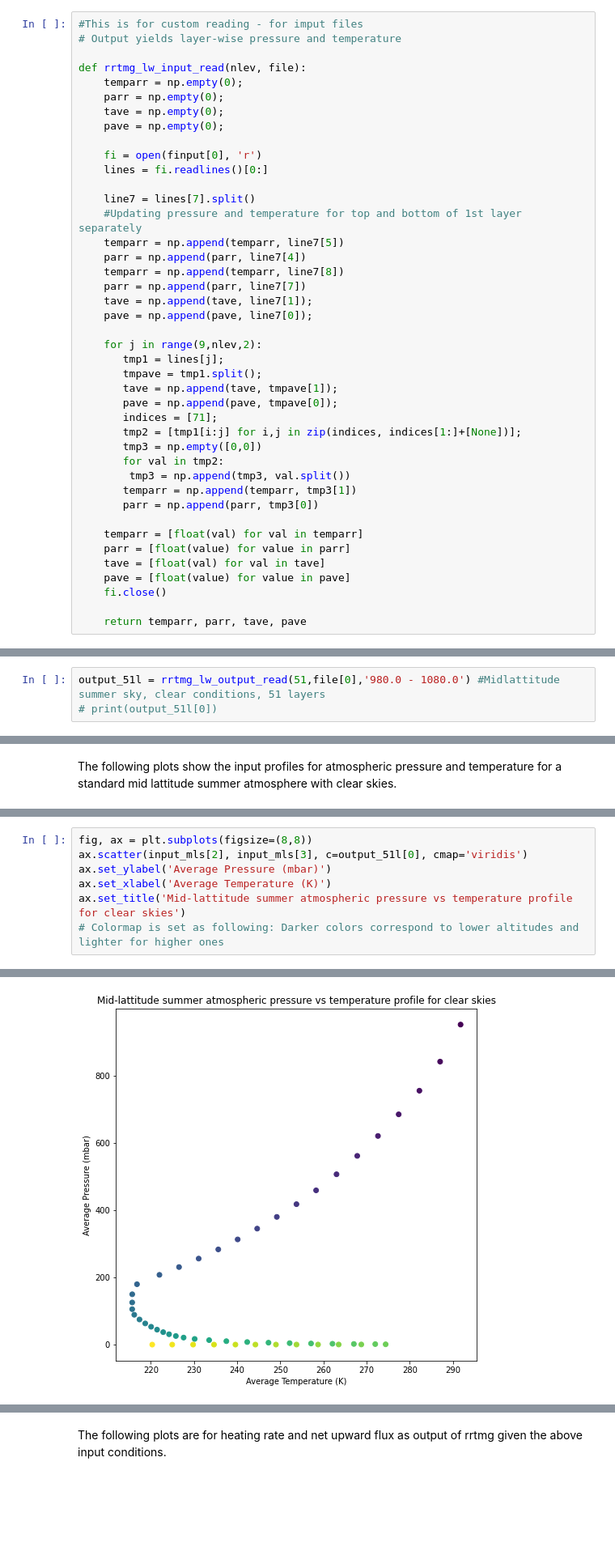
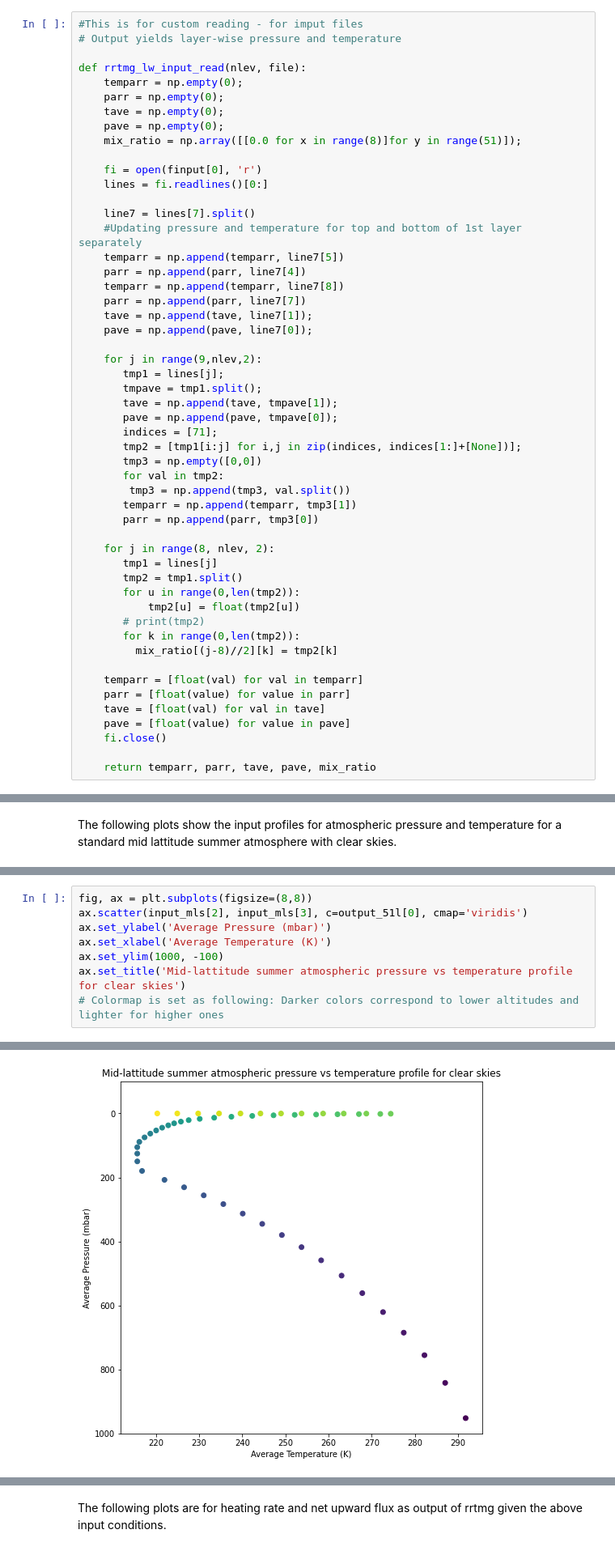
Before and after one commit to SennDegrare/RRTMG_LW_outputs, a Jupyter notebook: Longwave-rrtm-read.ipynb, the cells around one changed output, grey strips where cells are left out. Shown at 81% size. Saved outputs shown, nothing was run; the diff lists cells and outputs as text; blank space fills up the shorter version.

```diff
--- a/Longwave-rrtm-read.ipynb
+++ b/Longwave-rrtm-read.ipynb
@@ -25,6 +25,7 @@ def rrtmg_lw_input_read(nlev, file):
     parr = np.empty(0);
     tave = np.empty(0);
     pave = np.empty(0);
+    mix_ratio = np.array([[0.0 for x in range(8)]for y in range(51)]);
 
     fi = open(finput[0], 'r')
     lines = fi.readlines()[0:]
@@ -51,13 +52,22 @@ def rrtmg_lw_input_read(nlev, file):
        temparr = np.append(temparr, tmp3[1])
        parr = np.append(parr, tmp3[0])
 
+    for j in range(8, nlev, 2):
+       tmp1 = lines[j]
+       tmp2 = tmp1.split()
+       for u in range(0,len(tmp2)):
+           tmp2[u] = float(tmp2[u])
+       # print(tmp2)
+       for k in range(0,len(tmp2)):
+         mix_ratio[(j-8)//2][k] = tmp2[k]
+
     temparr = [float(val) for val in temparr]
     parr = [float(value) for value in parr]
     tave = [float(val) for val in tave]
     pave = [float(value) for value in pave]
     fi.close()
 
-    return temparr, parr, tave, pave
+    return temparr, parr, tave, pave, mix_ratio
 # %%
 #This is for custom reading - for outputs that are partitioned into data based on wavenumber bands.
 # A search with a certain wavenumber string would yield a relevant output
@@ -135,6 +154,3 @@ Partitions (can be used as search strings):<br>
 # %%
 input_mls = rrtmg_lw_input_read(109, finput[0])
 # print(input_mls[0][1:])
-# %%
-output_51l = rrtmg_lw_output_read(51,file[0],'980.0 - 1080.0') #Midlattitude summer sky, clear conditions, 51 layers
-# print(output_51l[0])
@@ -166,10 +177,11 @@ Text(0.5, 1.0, 'Mid-lattitude summer atmospheric pressure profile for clear skie
 # %%
 fig, ax = plt.subplots(figsize=(8,8))
 ax.scatter(input_mls[2], input_mls[3], c=output_51l[0], cmap='viridis')
 ax.set_ylabel('Average Pressure (mbar)')
 ax.set_xlabel('Average Temperature (K)')
+ax.set_ylim(1000, -100)
 ax.set_title('Mid-lattitude summer atmospheric pressure vs temperature profile for clear skies')
 # Colormap is set as following: Darker colors correspond to lower altitudes and lighter for higher ones
 # %% [output]
 Text(0.5, 1.0, 'Mid-lattitude summer atmospheric pressure vs temperature profile for clear skies')
-[figure, old version]
+[figure, new version]
```
Also changed, not shown: parts of 15 cells of this notebook.
